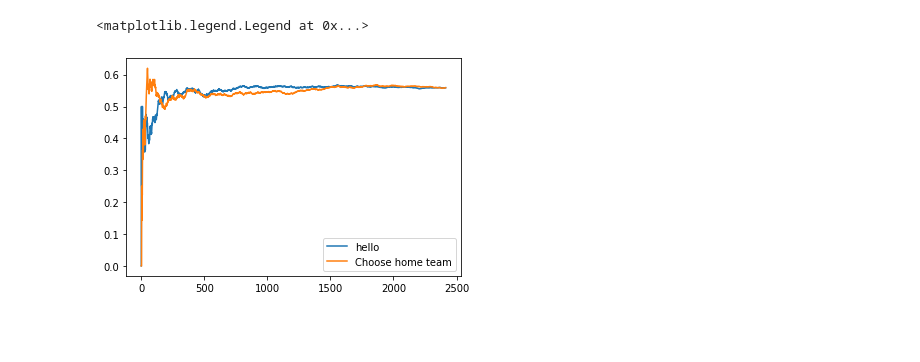
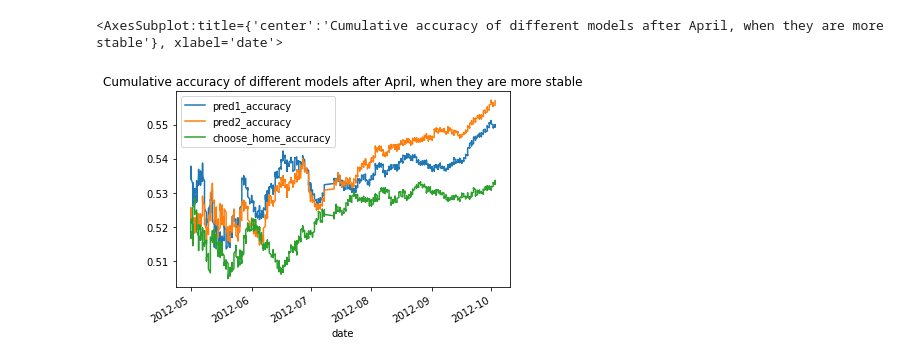
Before and after one commit to matthewpark319/baseball, a Jupyter notebook: eda.ipynb, the cells around one changed output. Saved outputs shown, nothing was run; the diff lists cells and outputs as text; code cells hidden in the pictures; blank space fills up the shorter version.

```diff
--- a/eda.ipynb
+++ b/eda.ipynb
@@ -109,8 +111,5 @@ games['pred2_correct'] = ((games['home_win_prob1'] + games['home_win_prob2']) /
-# %%
-(games['home_won'].cumsum() / games.index.values).plot(label='hello')
-(games['pred2_correct'].cumsum() / games.index.values).plot(label='Choose home team')
-import matplotlib.pyplot as plt
-plt.legend()
-# %% [output]
-<matplotlib.legend.Legend at 0x...>
-[figure, removed]
+# %%
+games.loc[games['date'].dt.month > 4, ['date', 'pred1_accuracy', 'pred2_accuracy', 'choose_home_accuracy']].plot(x='date', title='Cumulative accuracy of different models after April, when they are more stable')
+# %% [output]
+<AxesSubplot:title={'center':'Cumulative accuracy of different models after April, when they are more stable'}, xlabel='date'>
+[figure, added]
```
Also changed, not shown: parts of 3 cells of this notebook.
